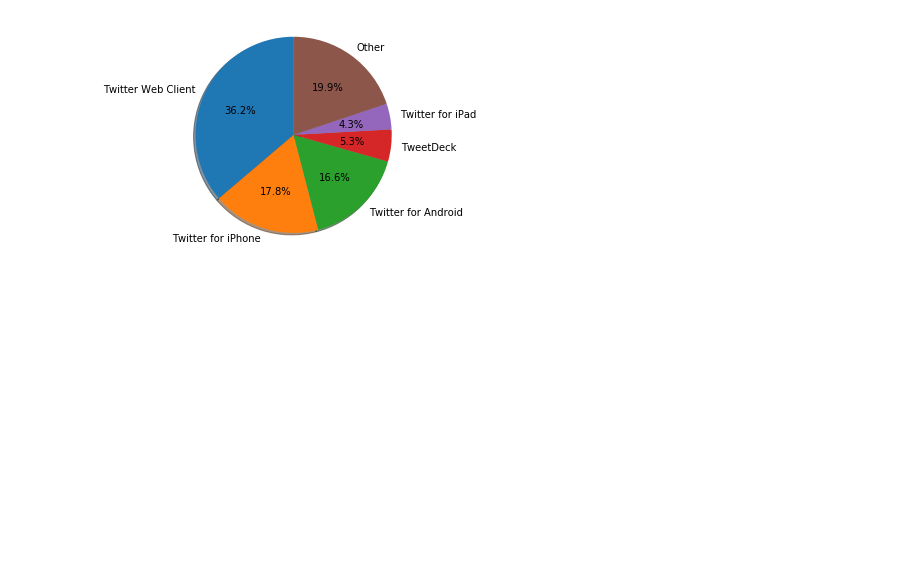
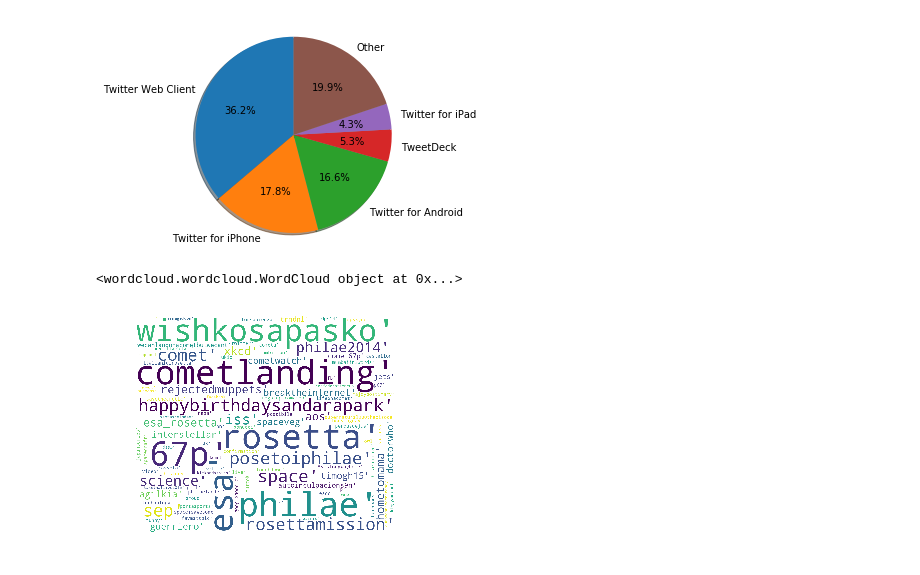
Before and after one commit to vlmolnar/CS2006-Python2, a Jupyter notebook: code/analysis_L.ipynb, the cells around one changed output. Cells and saved outputs as stored; diff of their text form; code cells hidden in the pictures; blank space fills up the shorter version.

Commit message:
Created word cloud for hashtags

```diff
--- a/code/analysis_L.ipynb
+++ b/code/analysis_L.ipynb
@@ -23,0 +28,5 @@ vis.plotApps(df)
+# %%
+vis.plotHashtagCloud(df)
+# %% [output]
+<wordcloud.wordcloud.WordCloud object at 0x...>
+[figure, added]
```
Also changed, not shown: parts of 2 cells of this notebook, 2 other files.
